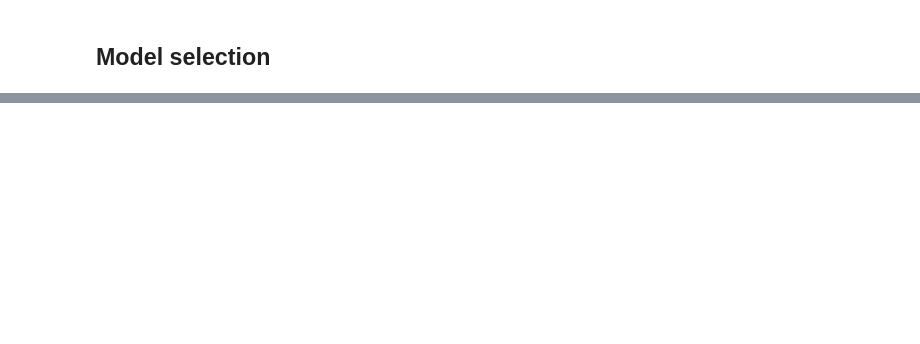
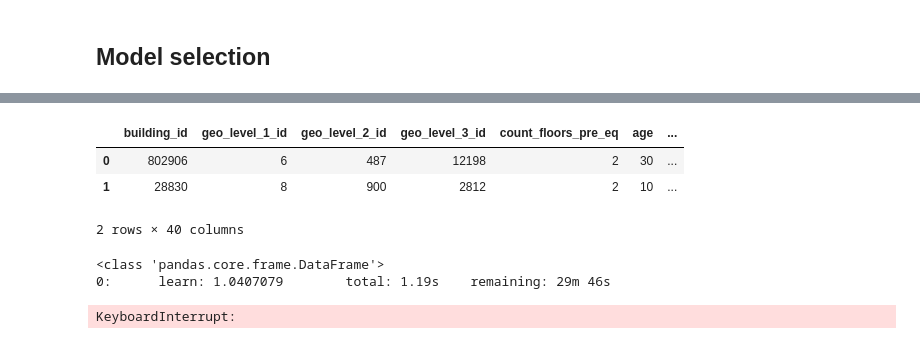
Before and after one commit to AlexeyBudarov/Richter-s-Predictor-Modeling-Earthquake-Damage, a Jupyter notebook: Driven_data.ipynb, the cells around one changed output, grey strips where cells are left out. Saved outputs shown, nothing was run; the diff lists cells and outputs as text; code cells hidden in the pictures; blank space fills up the shorter version.

```diff
--- a/Driven_data.ipynb
+++ b/Driven_data.ipynb
@@ -409,0 +543,34 @@ RandomForestClassifier(max_depth=40)
+# %%
+df.head(2)
+# %% [output]
+|  | building_id | geo_level_1_id | geo_level_2_id | geo_level_3_id | count_floors_pre_eq | age | ... |
+| 0 | 802906 | 6 | 487 | 12198 | 2 | 30 | ... |
+| 1 | 28830 | 8 | 900 | 2812 | 2 | 10 | ... |
+2 rows × 40 columns
+# %%
+preprocessing = Preprocessing(df, numeric_features, cat_features, df_predict= df, scaler = None, actions = (False, True)) # '+new_geo_col', '-old buildings'
+# X_train, X_test, y_train, y_test = preprocessing.get_final_data()
+# train_pool = Pool(X_train, y_train, cat_features = cat_features)
+# test_pool = Pool(X_test, y_test,cat_features = cat_features)
+X_final =  preprocessing.get_final_data()
+model = CatBoostClassifier(
+    iterations= 1500,    # количество итераций
+    learning_rate=0.1,  # скорость обучения
+    depth=10,            # глубина деревьев
+    loss_function='MultiClass',  # функция потерь
+    verbose=100         # вывод логов каждые 100 итераций
+)
+# model.fit(train_pool, eval_set=test_pool)
+# y_pred = model.predict(X_test)
+# accuracy = accuracy_score(y_test, y_pred)
+# f1 = f1_score(y_test, y_pred, average='micro')
+
+# print(f'Accuracy: {accuracy}')
+# print(f'F1 Score: {f1}')
+final_pool = Pool(df.drop(['damage_grade'], axis = 1),df.damage_grade, cat_features = cat_features)
+model.fit(final_pool)
+final_pred = model.predict(test_values)
+# %% [output]
+<class 'pandas.core.frame.DataFrame'>
+0:      learn: 1.0407079        total: 1.19s    remaining: 29m 46s
+KeyboardInterrupt:
```
Also changed, not shown: parts of 45 cells of this notebook.
